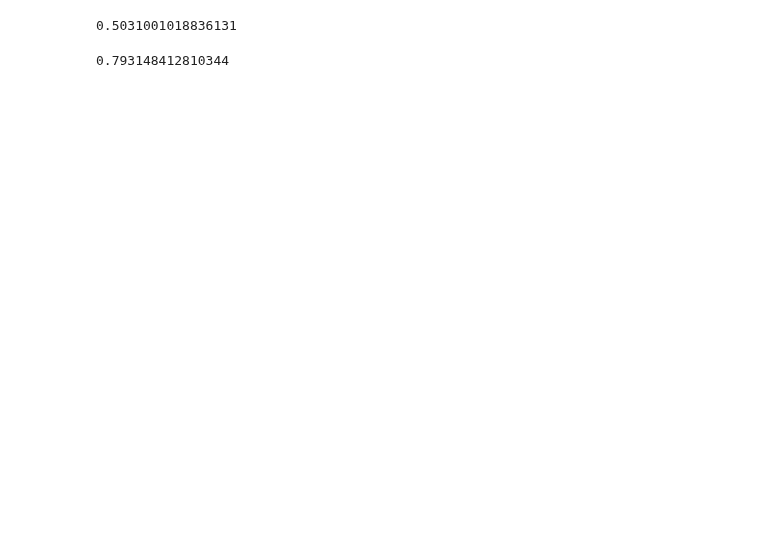
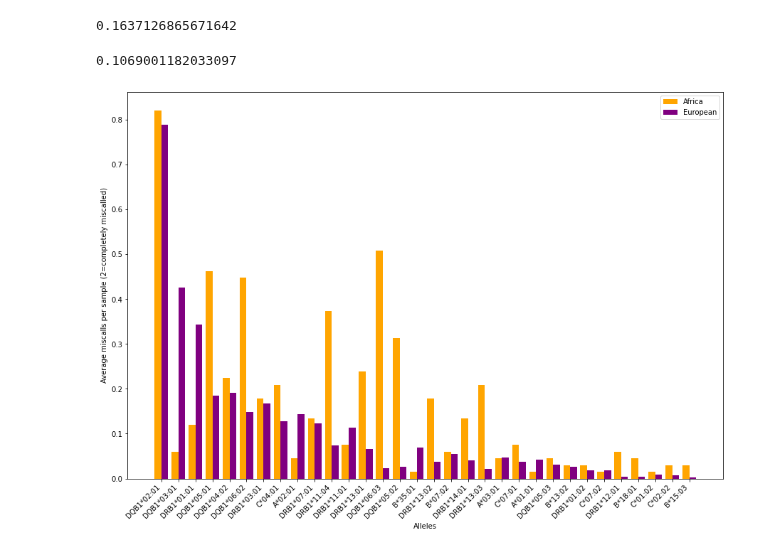
Before and after one commit to ydottie/hlaproject, a Jupyter notebook: notebooks/misreads_by_ancestry.ipynb, the cells around one changed output. Drawn from its saved outputs; the diff is of its cells as text; code cells hidden in the pictures; blank space fills up the shorter version.

Commit message:
update figure formatting

```diff
--- a/notebooks/misreads_by_ancestry.ipynb
+++ b/notebooks/misreads_by_ancestry.ipynb
@@ -122,7 +113,7 @@ def missed_alleles_per_ancestry(pre,gs):
     return yorubaresult, europeanresult
 # %%
 data = list()
-tools=["hlaforest","optitype","phlat","seq2hla","rna2hla","arcas","hlavbseq"]
+tools=["hlaforest","optitype","phlat","seq2hla","rna2hla","arcas","hlavbseq","hlahd"]
 
 yoruba_missed_alleles = []
 europe_missed_alleles = []
@@ -152,9 +143,10 @@ allele_intersection = list(set(ycounts.keys()) & set(ecounts.keys()))
 intersection = []
 
 for allele in allele_intersection:
-    intersection.append([allele,ycounts[allele],ecounts[allele]])
+    intersection.append([allele,ycounts[allele],ecounts[allele],(ecounts[allele]+ycounts[allele])/2])
 
-df = pd.DataFrame (intersection, columns = ['allele','yoruba instances','Europe instances'])
+df = pd.DataFrame (intersection, columns = ['allele','yoruba','Europe','avg'])
+df = df.sort_values(by=['avg'],ascending=False)
 
 with pd.option_context('display.max_rows', None, 'display.max_columns', None):  # more options can be specified also
     print(df)
@@ -179,10 +171,13 @@ with pd.option_context('display.max_rows', None, 'display.max_columns', None):
 # %%
-#normalized
+#normalize ot sample size for fair comparison
 intersection = np.array(intersection)
 intersection[:,1] = intersection[:,1].astype(float)/67
 intersection[:,2] = intersection[:,2].astype(float)/423
+intersection[:,3] = intersection[:,3].astype(float)/490
 
-df = pd.DataFrame (intersection, columns = ['allele','yoruba instances','Europe instances'])
+
+df = pd.DataFrame (intersection, columns = ['allele','yoruba','Europe','avg'])
+df = df.sort_values(by=['avg'],ascending=False)
 
 with pd.option_context('display.max_rows', None, 'display.max_columns', None):  # more options can be specified also
     print(df)
@@ -207,10 +202,31 @@ with pd.option_context('display.max_rows', None, 'display.max_columns', None):
+# %%
+allele = np.array(df['allele'])
+yoruba = np.array(df['yoruba'])
+europe = np.array(df['Europe'])
 # %%
-#yoruba
-np.average(intersection[:,1].astype(float))
+#yoruban: avg miscalls/sample
+np.average(yoruba.astype(float))
 # %% [output]
-0.5031001018836131
+0.1637126865671642
 # %%
-#europe
-np.average(intersection[:,2].astype(float))
+#european: avg miscalls/sample
+np.average(europe.astype(float))
 # %% [output]
-0.793148412810344
+0.1069001182033097
+# %%
+
+xaxis = np.arange(len(allele))
+
+# plot bars in stack manner
+plt.figure(figsize = (15,10))
+
+plt.bar(xaxis - 0.2, yoruba.astype(float), 0.4,color='orange')
+plt.bar(xaxis + 0.2, europe.astype(float), 0.4, color='purple')
+plt.legend(["Africa","European"])
+plt.xticks(xaxis,allele,rotation=45, ha='right')
+plt.xlabel("Alleles")
+plt.ylabel("Average miscalls per sample (2=completely miscalled)")
+
+plt.show()
+# %% [output]
+[figure, added]
```
Also changed, not shown: parts of 7 cells of this notebook, 5 other files.
